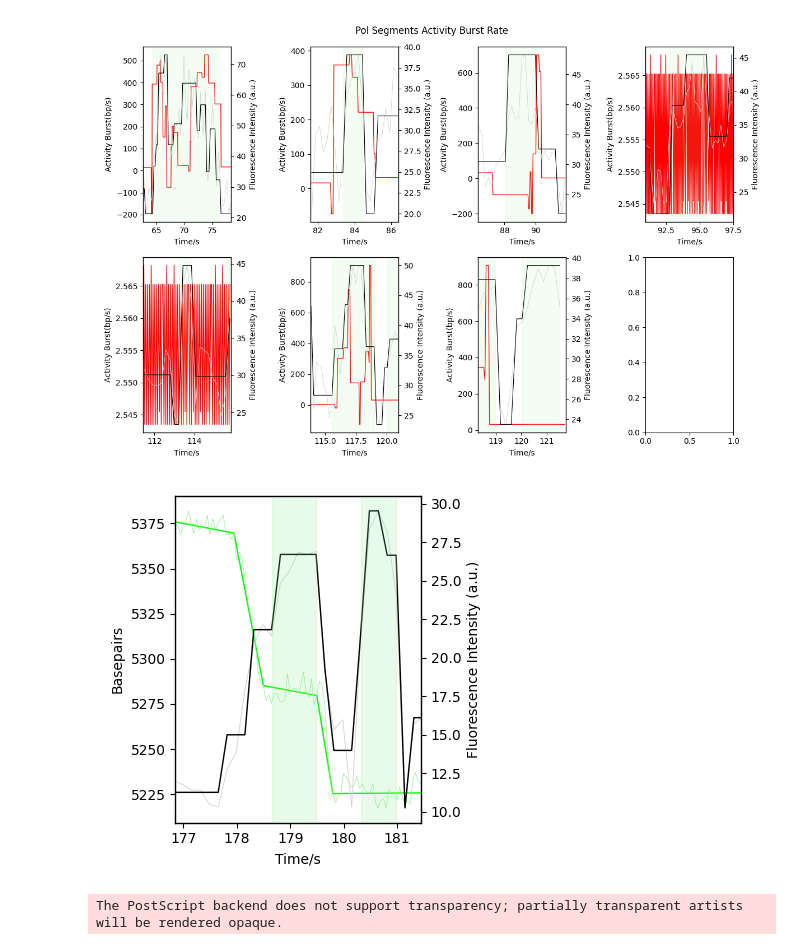
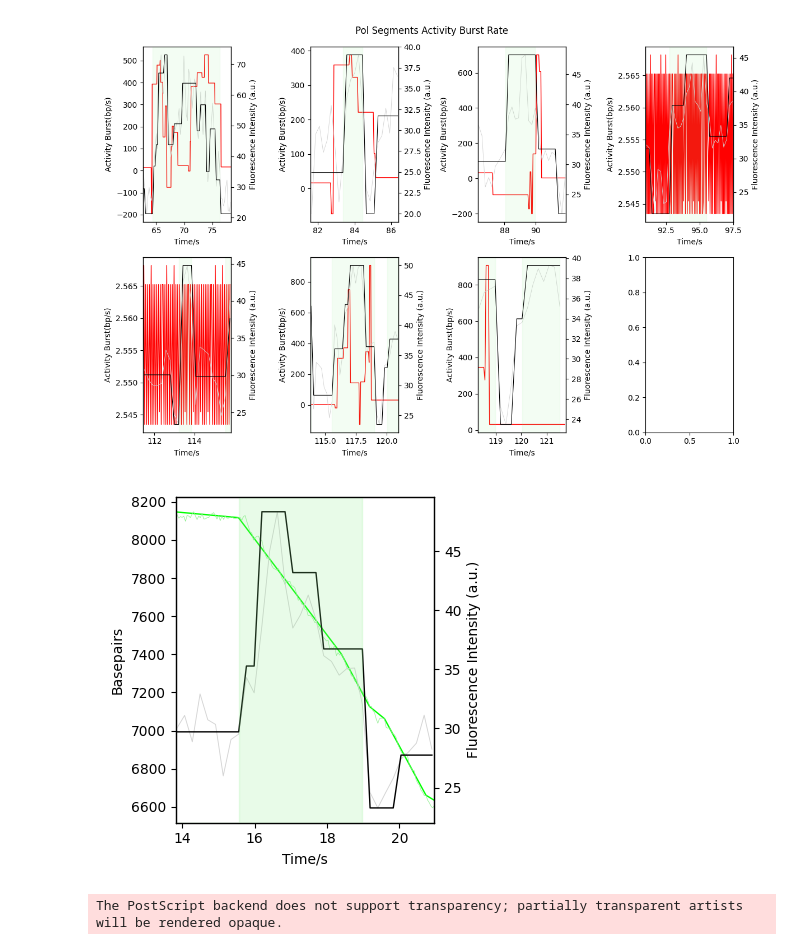
Before and after one commit to longfuxu/DNAPolymeraseProject, a Jupyter notebook: 3.1_correlation_segementation_2023.ipynb, the cells around one changed output. Drawn from its saved outputs; the diff is of its cells as text; code cells hidden in the pictures.

```diff
--- a/3.1_correlation_segementation_2023.ipynb
+++ b/3.1_correlation_segementation_2023.ipynb
@@ -339,14 +336,14 @@ pause
 # %%
 fig = plt.figure(figsize=(4,4))
 
-segment_plots(segment_exo[0])
+segment_plots(segment_exo[1])
 # plt.xlim(17,29)
 plt.tight_layout()
 plt.show()
 
-fig.savefig(cor_file[:-20] + 'EPE' +'.eps', format='eps', dpi=300,bbox_inches='tight')
+fig.savefig(cor_file[:-20] + 'PEE' +'.eps', format='eps', dpi=300,bbox_inches='tight')
 # %% [output]
-[figure, old version]
+[figure, new version]
 The PostScript backend does not support transparency; partially transparent artists will be rendered opaque.
 # %%
 fig = plt.figure(figsize=(6,4))
```
Also changed, not shown: parts of 5 cells of this notebook, 22 other files.
